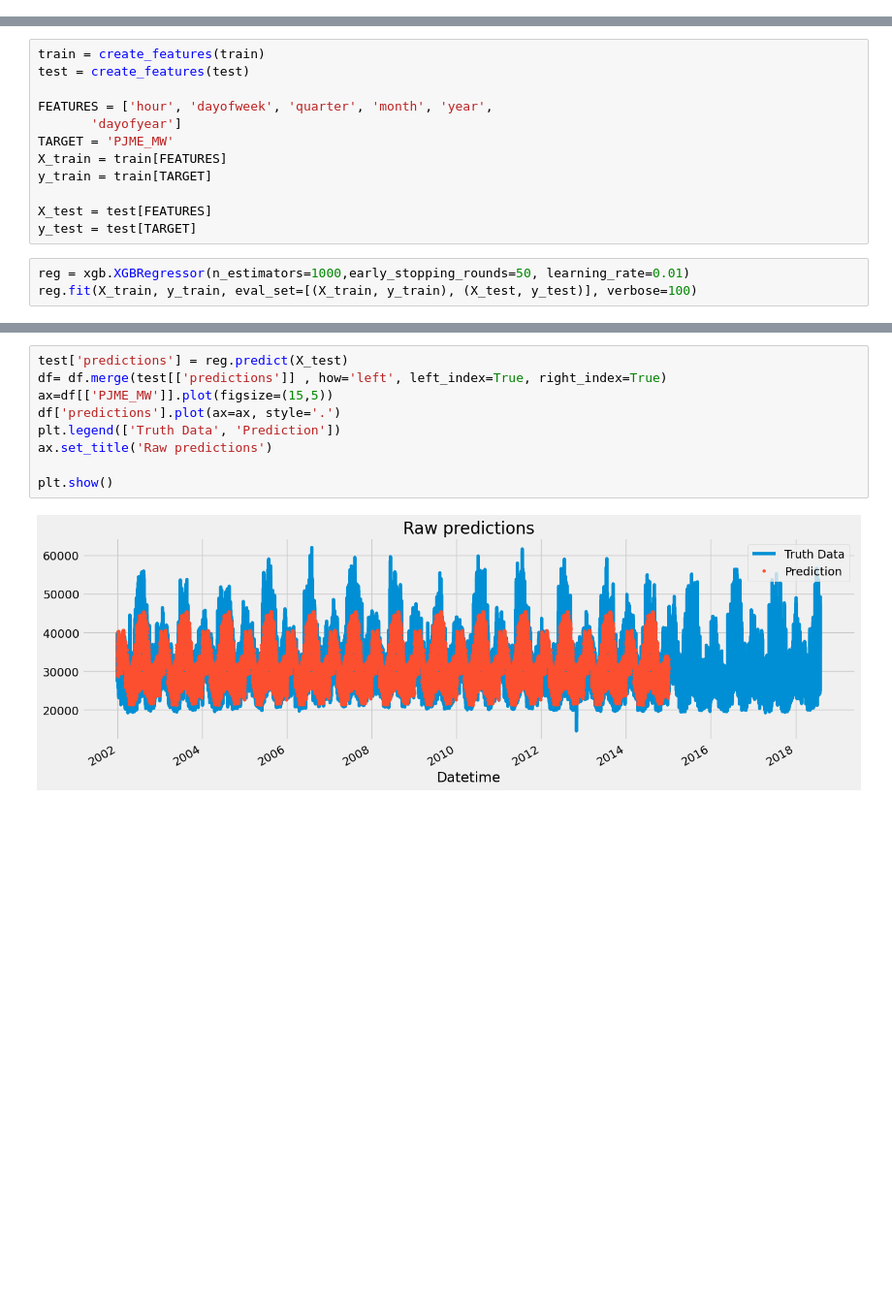
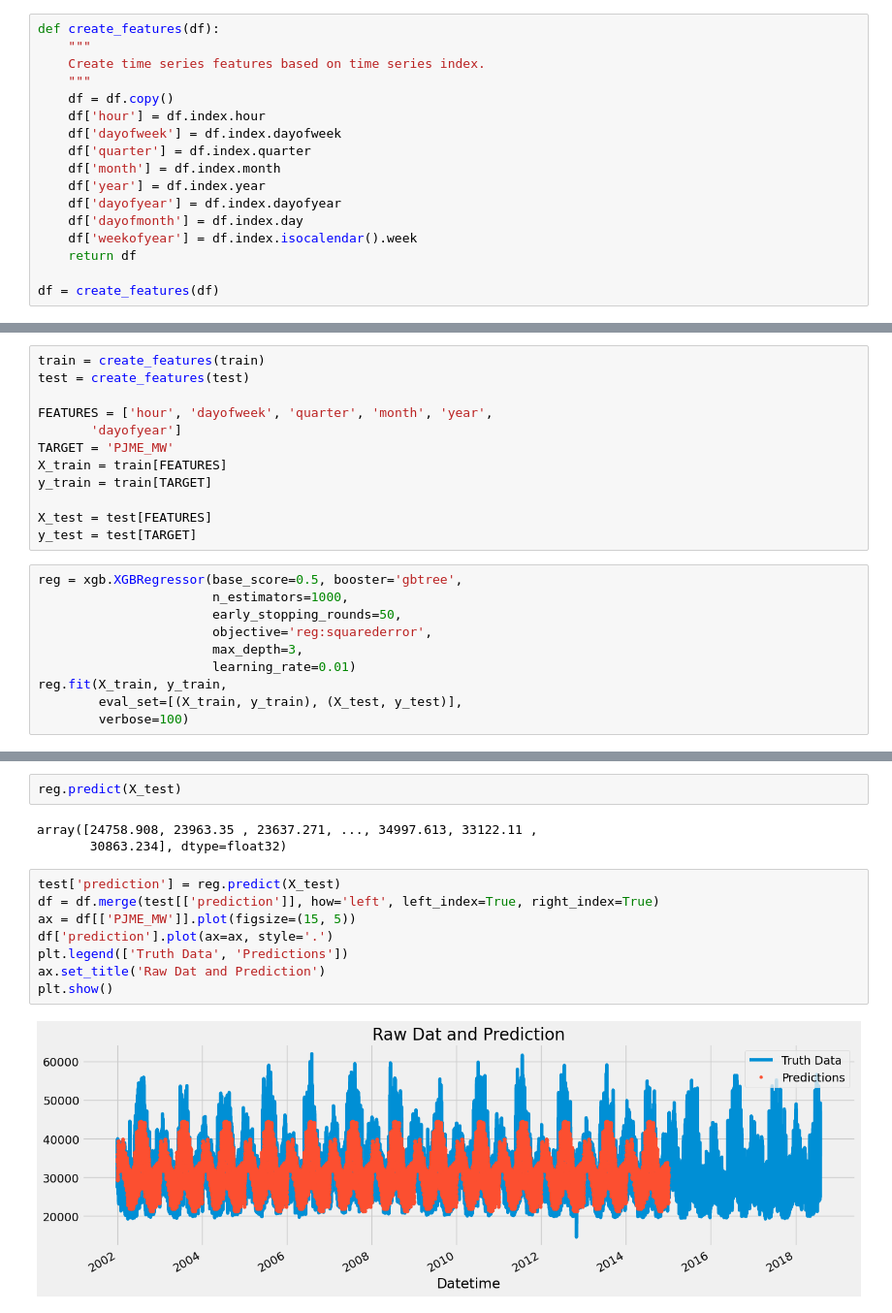
Before and after one commit to Hailthychicken/MyProjects, a Jupyter notebook: TimeSeries.ipynb, the cells around one changed output, grey strips where cells are left out. Shown at 97% size. Cells and saved outputs as stored; diff of their text form; blank space fills up the shorter version.

```diff
--- a/TimeSeries.ipynb
+++ b/TimeSeries.ipynb
@@ -49,3 +38,20 @@ def create_features(df):
+# %%
+def create_features(df):
+    """
+    Create time series features based on time series index.
+    """
+    df = df.copy()
+    df['hour'] = df.index.hour
+    df['dayofweek'] = df.index.dayofweek
+    df['quarter'] = df.index.quarter
+    df['month'] = df.index.month
+    df['year'] = df.index.year
+    df['dayofyear'] = df.index.dayofyear
+    df['dayofmonth'] = df.index.day
+    df['weekofyear'] = df.index.isocalendar().week
+    return df
+
+df = create_features(df)
 # %%
 fig, ax = plt.subplots(figsize=(10,8))
 sns.boxplot(data= df, x='month', y='PJME_MW')
@@ -66,6 +72,13 @@ y_train = train[TARGET]
 X_test = test[FEATURES]
 y_test = test[TARGET]
 # %%
-reg = xgb.XGBRegressor(n_estimators=1000,early_stopping_rounds=50, learning_rate=0.01)
-reg.fit(X_train, y_train, eval_set=[(X_train, y_train), (X_test, y_test)], verbose=100)
+reg = xgb.XGBRegressor(base_score=0.5, booster='gbtree',
+                       n_estimators=1000,
+                       early_stopping_rounds=50,
+                       objective='reg:squarederror',
+                       max_depth=3,
+                       learning_rate=0.01)
+reg.fit(X_train, y_train,
+        eval_set=[(X_train, y_train), (X_test, y_test)],
+        verbose=100)
 # %% [output]
@@ -97,11 +115,15 @@ plt.show()
+# %%
+reg.predict(X_test)
+# %% [output]
+array([24758.908, 23963.35 , 23637.271, ..., 34997.613, 33122.11 ,
+       30863.234], dtype=float32)
 # %%
-test['predictions'] = reg.predict(X_test)
-df= df.merge(test[['predictions']] , how='left', left_index=True, right_index=True)
-ax=df[['PJME_MW']].plot(figsize=(15,5))
-df['predictions'].plot(ax=ax, style='.')
-plt.legend(['Truth Data', 'Prediction'])
-ax.set_title('Raw predictions')
-
+test['prediction'] = reg.predict(X_test)
+df = df.merge(test[['prediction']], how='left', left_index=True, right_index=True)
+ax = df[['PJME_MW']].plot(figsize=(15, 5))
+df['prediction'].plot(ax=ax, style='.')
+plt.legend(['Truth Data', 'Predictions'])
+ax.set_title('Raw Dat and Prediction')
 plt.show()
 # %% [output]
-[figure, old version]
+[figure, new version]
```
Also changed, not shown: parts of 7 cells of this notebook.
